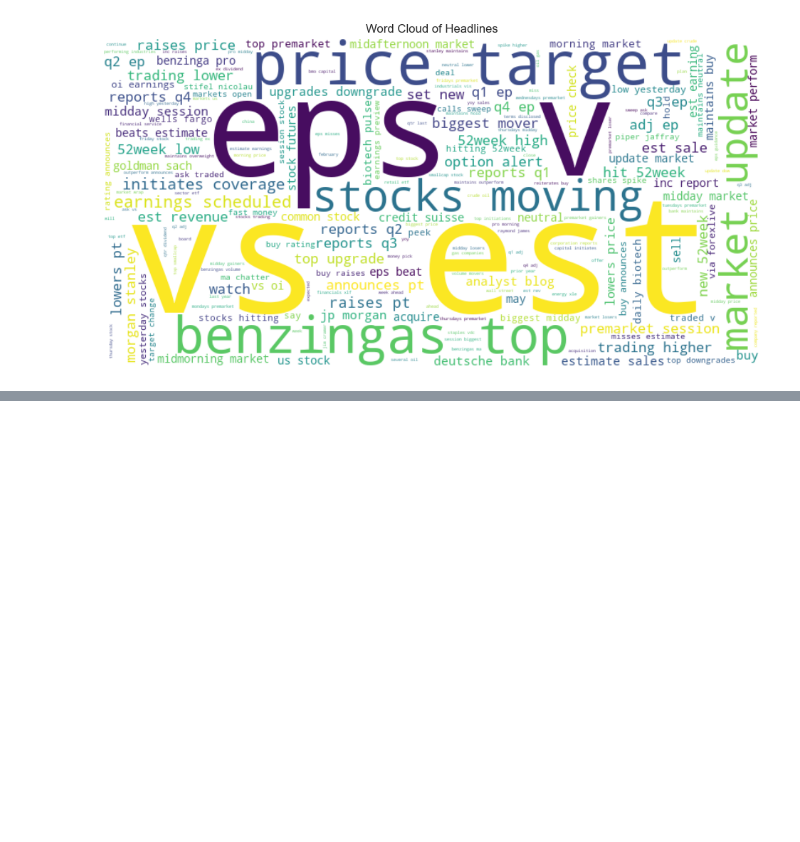
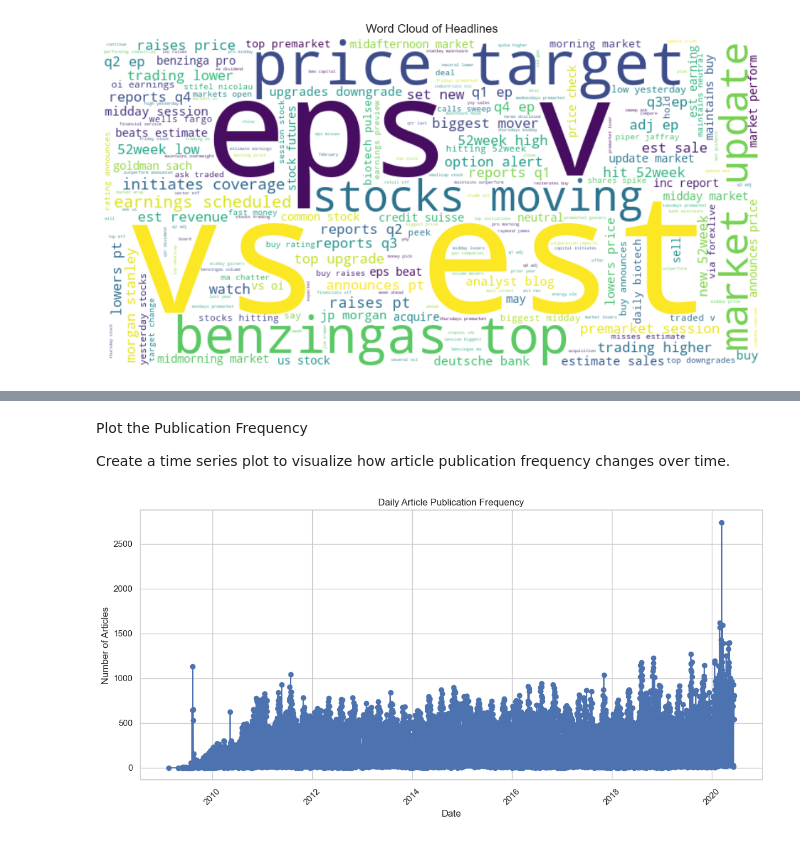
Before and after one commit to Getachew0557/Leveraging-AI-Techniques-for-Financial-News-Sentiment-Analysis-and-Stock-Prediction, a Jupyter notebook: notebooks/model.ipynb, the cells around one changed output, grey strips where cells are left out. Saved outputs shown, nothing was run; the diff lists cells and outputs as text; code cells hidden in the pictures; blank space fills up the shorter version.

Commit message:
Time series and publisher analysis

```diff
--- a/notebooks/model.ipynb
+++ b/notebooks/model.ipynb
@@ -519,0 +529,5 @@ plt.show()
+# %%
+# Aggregate by date and count articles
+daily_article_counts = df.groupby(df['date'].dt.date).size()
+daily_article_counts = daily_article_counts.reset_index(name='article_count')
+daily_article_counts['date'] = pd.to_datetime(daily_article_counts['date'])
@@ -519,0 +565,16 @@ plt.show()
+# %% [markdown]
+Plot the Publication Frequency
+
+Create a time series plot to visualize how article publication frequency changes over time.
+# %%
+plt.figure(figsize=(12, 6))
+plt.plot(daily_article_counts['date'], daily_article_counts['article_count'], marker='o', linestyle='-', color='b')
+plt.title('Daily Article Publication Frequency')
+plt.xlabel('Date')
+plt.ylabel('Number of Articles')
+plt.grid(True)
+plt.xticks(rotation=45)
+plt.tight_layout()
+plt.show()
+# %% [output]
+[figure, added]
```
Also changed, not shown: parts of 21 cells of this notebook.
